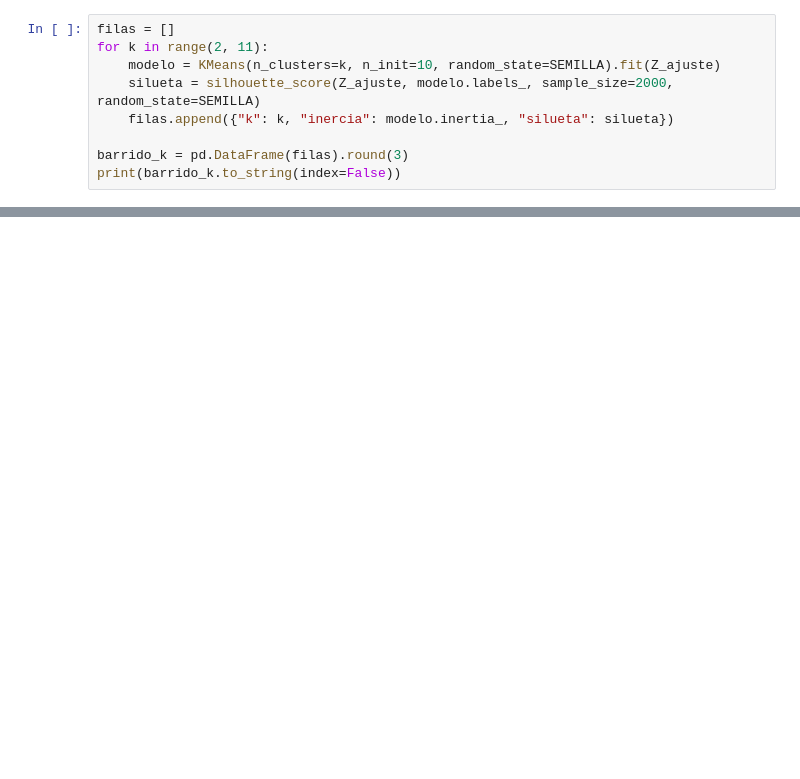
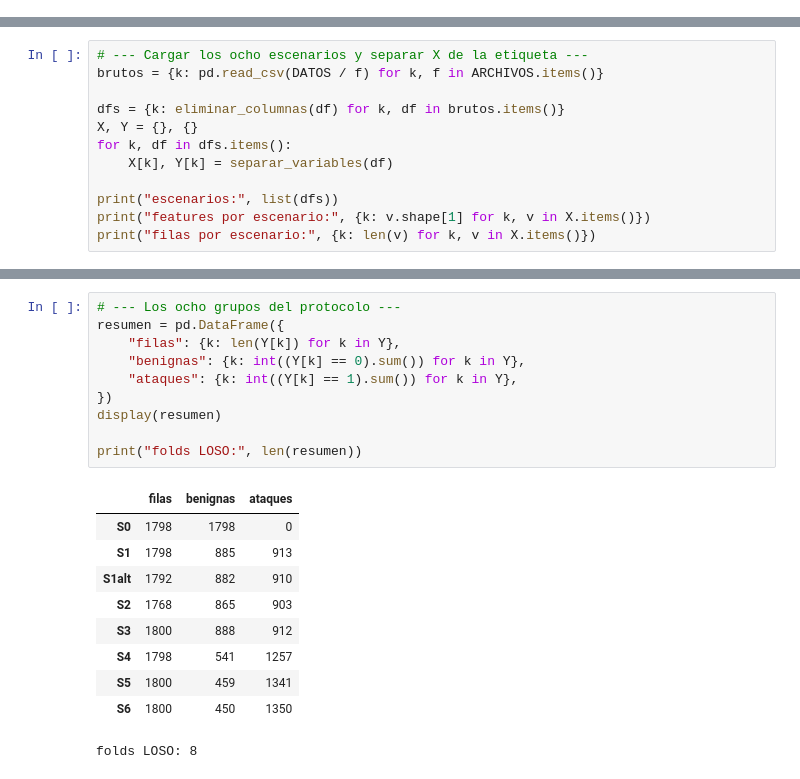
Before and after one commit to maxiricalde/data4cyber, a Jupyter notebook: Colab/NotebookAnteriores/03_no_supervisado.ipynb, the cells around one changed output, grey strips where cells are left out. Drawn from its saved outputs; the diff is of its cells as text; blank space fills up the shorter version.

```diff
--- a/Colab/NotebookAnteriores/03_no_supervisado.ipynb
+++ b/Colab/NotebookAnteriores/03_no_supervisado.ipynb
@@ -181,9 +0,0 @@ Se prueban k = 2 a 10 y se elige el que maximiza la silueta.
-# %%
-filas = []
-for k in range(2, 11):
-    modelo = KMeans(n_clusters=k, n_init=10, random_state=SEMILLA).fit(Z_ajuste)
-    silueta = silhouette_score(Z_ajuste, modelo.labels_, sample_size=2000, random_state=SEMILLA)
-    filas.append({"k": k, "inercia": modelo.inertia_, "silueta": silueta})
-
-barrido_k = pd.DataFrame(filas).round(3)
-print(barrido_k.to_string(index=False))
@@ -600,0 +97,12 @@ La conclusión conjunta con el notebook 02: el dataset no soporta "detectar ataq
+# %%
+# --- Cargar los ocho escenarios y separar X de la etiqueta ---
+brutos = {k: pd.read_csv(DATOS / f) for k, f in ARCHIVOS.items()}
+
+dfs = {k: eliminar_columnas(df) for k, df in brutos.items()}
+X, Y = {}, {}
+for k, df in dfs.items():
+    X[k], Y[k] = separar_variables(df)
+
+print("escenarios:", list(dfs))
+print("features por escenario:", {k: v.shape[1] for k, v in X.items()})
+print("filas por escenario:", {k: len(v) for k, v in X.items()})
@@ -600,0 +138,21 @@ La conclusión conjunta con el notebook 02: el dataset no soporta "detectar ataq
+# %%
+# --- Los ocho grupos del protocolo ---
+resumen = pd.DataFrame({
+    "filas": {k: len(Y[k]) for k in Y},
+    "benignas": {k: int((Y[k] == 0).sum()) for k in Y},
+    "ataques": {k: int((Y[k] == 1).sum()) for k in Y},
+})
+display(resumen)
+
+print("folds LOSO:", len(resumen))
+# %% [output]
+|  | filas | benignas | ataques |
+| S0 | 1798 | 1798 | 0 |
+| S1 | 1798 | 885 | 913 |
+| S1alt | 1792 | 882 | 910 |
+| S2 | 1768 | 865 | 903 |
+| S3 | 1800 | 888 | 912 |
+| S4 | 1798 | 541 | 1257 |
+| S5 | 1800 | 459 | 1341 |
+| S6 | 1800 | 450 | 1350 |
+folds LOSO: 8
```
Also changed, not shown: parts of 77 cells of this notebook, 21 other files.
